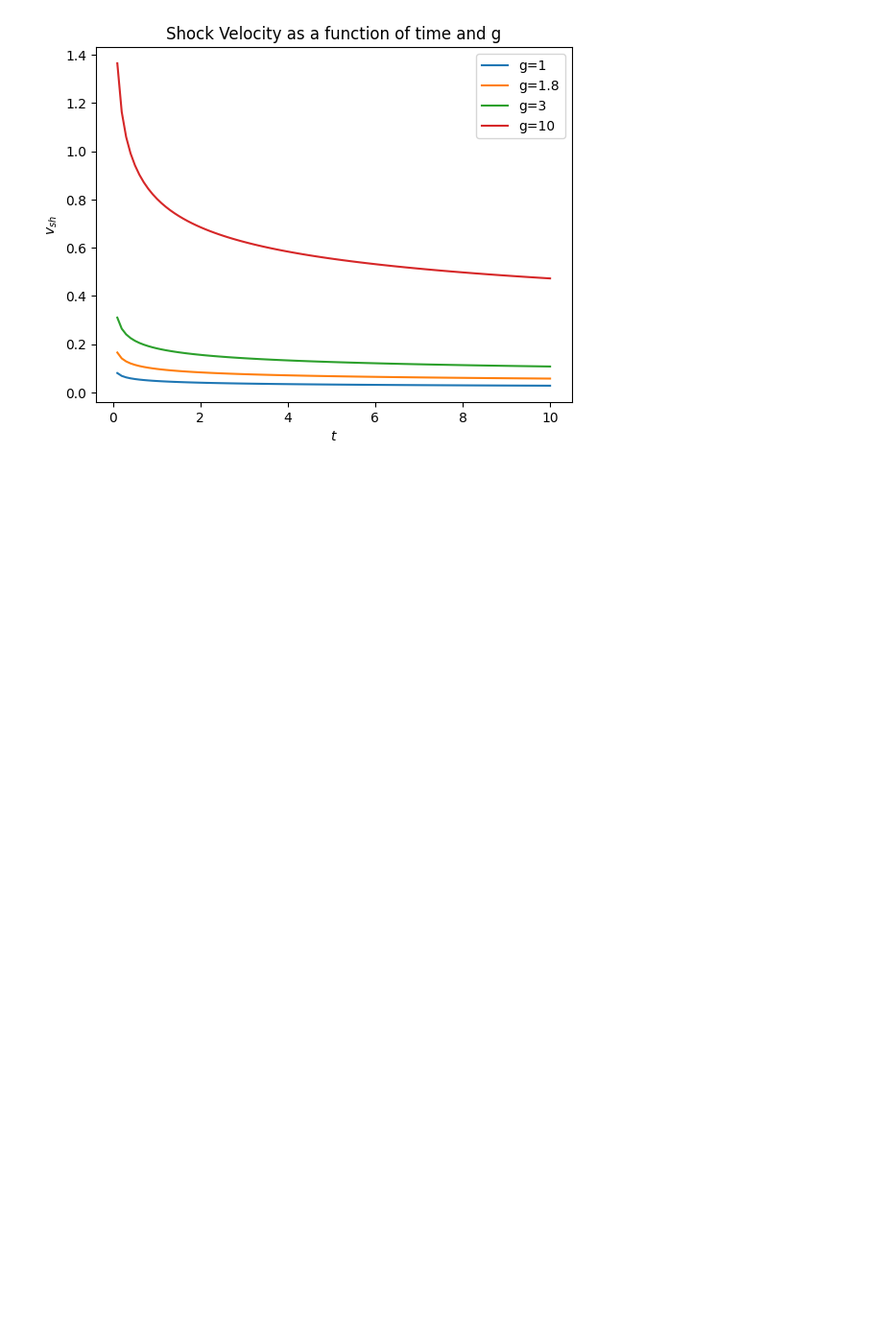
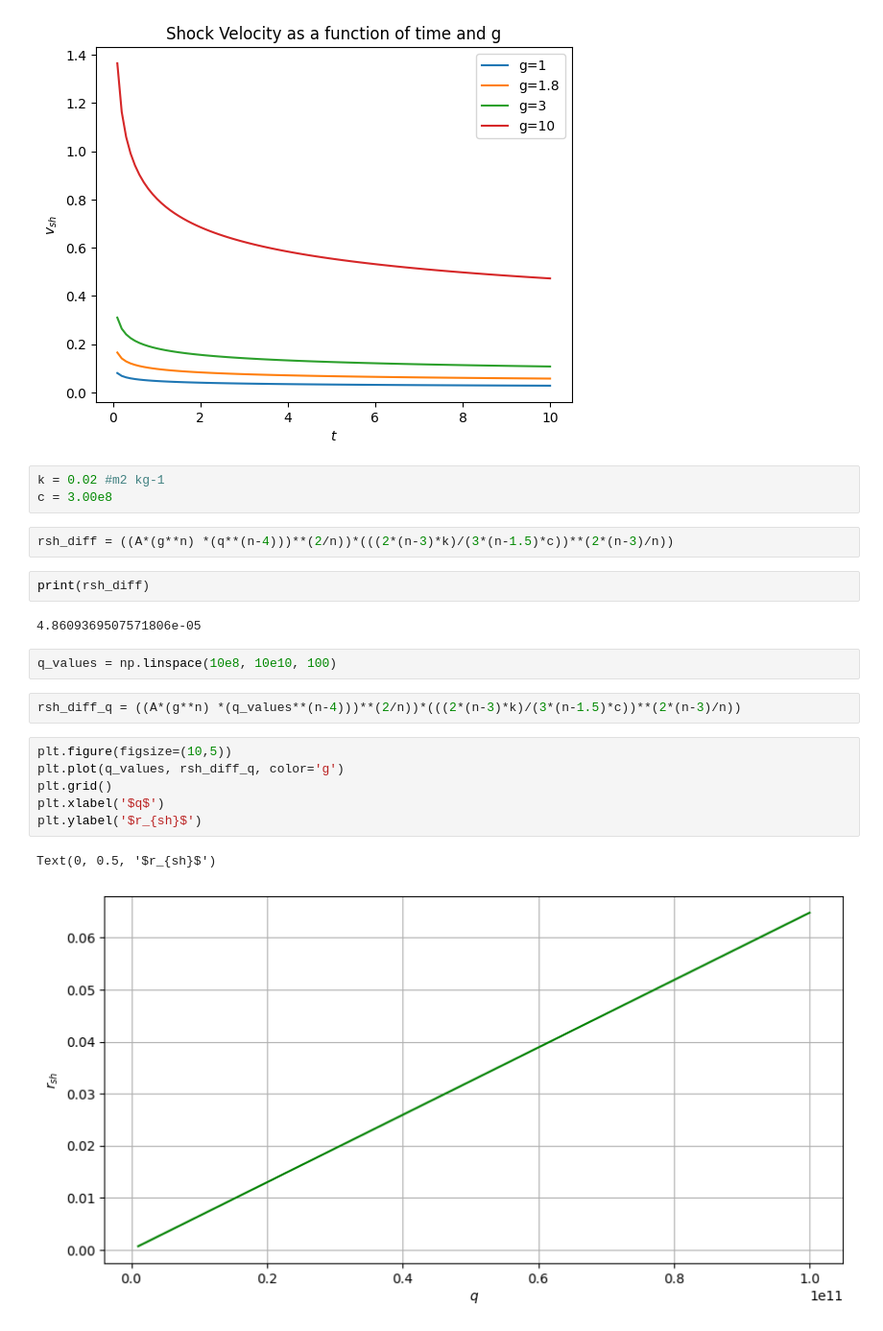
Before and after one commit to danielvijill/ip_supernovae, a Jupyter notebook: Shock_Dynamics.ipynb, the cells around one changed output. Shown at 96% size. Drawn from its saved outputs; the diff is of its cells as text; blank space fills up the shorter version.

```diff
--- a/Shock_Dynamics.ipynb
+++ b/Shock_Dynamics.ipynb
@@ -77,3 +77,25 @@ for i in g_values:
     plt.legend()
 # %% [output]
 [figure]
+# %%
+k = 0.02 #m2 kg-1
+c = 3.00e8
+# %%
+rsh_diff = ((A*(g**n) *(q**(n-4)))**(2/n))*(((2*(n-3)*k)/(3*(n-1.5)*c))**(2*(n-3)/n))
+# %%
+print(rsh_diff)
+# %% [output]
+4.8609369507571806e-05
+# %%
+q_values = np.linspace(10e8, 10e10, 100)
+# %%
+rsh_diff_q = ((A*(g**n) *(q_values**(n-4)))**(2/n))*(((2*(n-3)*k)/(3*(n-1.5)*c))**(2*(n-3)/n))
+# %%
+plt.figure(figsize=(10,5))
+plt.plot(q_values, rsh_diff_q, color='g')
+plt.grid()
+plt.xlabel('$q$')
+plt.ylabel('$r_{sh}$')
+# %% [output]
+Text(0, 0.5, '$r_{sh}$')
+[figure, added]
```
Also changed, not shown: parts of 1 cell of this notebook.
